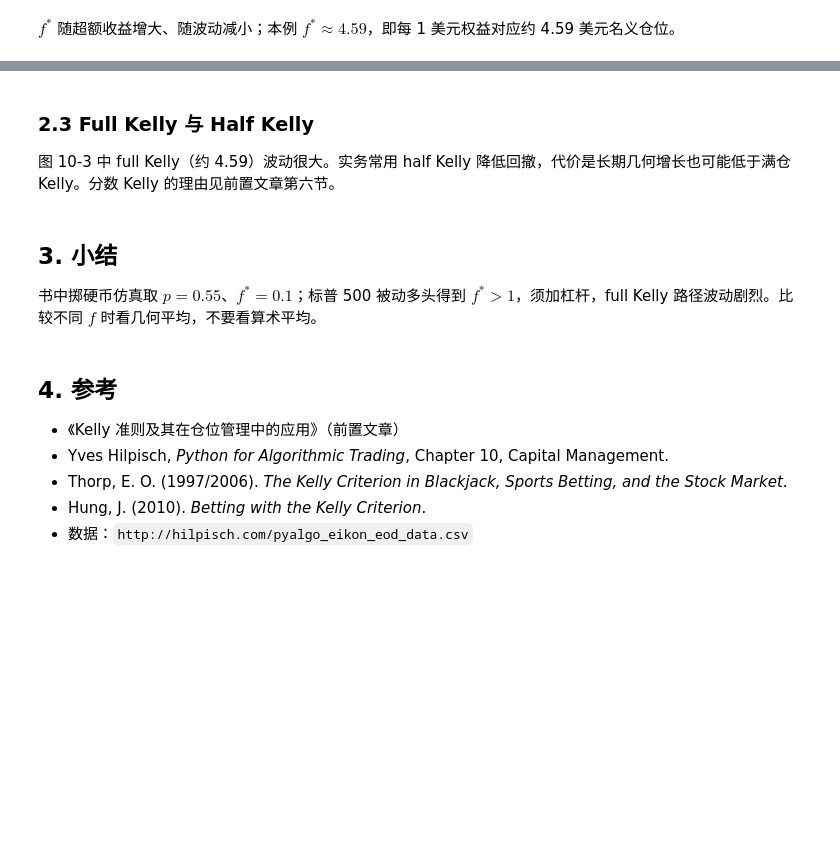
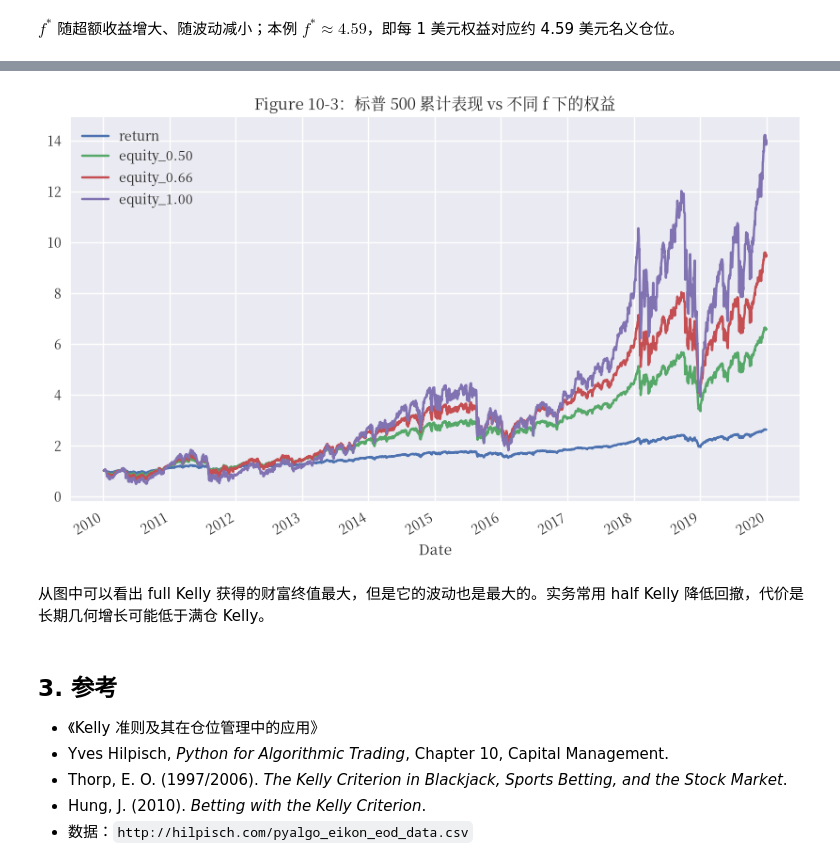
Before and after one commit to zhaojinting2020/quant-trading-learning-path, a Jupyter notebook: attachments/Python-算法交易学习笔记-Cpv4djLFwoWd2CxiXgsc4laSn2f/code/Capital_Management_Kelly.ipynb, the cells around one changed output, grey strips where cells are left out. Cells and saved outputs as stored; diff of their text form; code cells hidden in the pictures; blank space fills up the shorter version.

```diff
--- a/attachments/Python-算法交易学习笔记-Cpv4djLFwoWd2CxiXgsc4laSn2f/code/Capital_Management_Kelly.ipynb
+++ b/attachments/Python-算法交易学习笔记-Cpv4djLFwoWd2CxiXgsc4laSn2f/code/Capital_Management_Kelly.ipynb
@@ -159,31 +227,24 @@ $f^*$ 随超额收益增大、随波动减小；本例 $f^*\approx 4.59$，即
 # %%
-equs = []
+equities = []
 
 
-def kelly_strategy(f):
-    """在 data 上按固定杠杆 f 模拟权益与名义资本路径。"""
-    global equs
-    equ = "equity_{:.2f}".format(f)
-    equs.append(equ)
-    cap = "capital_{:.2f}".format(f)
-    data[equ] = 1.0                            # ① 初始权益 = 1（用 float，避免 int64 列无法 .loc 写入浮点）
-    data[cap] = data[equ] * f                  # ② 初始名义 = 1 * f
-    for i, t in enumerate(data.index[1:]):
-        t_1 = data.index[i]                    # ③ 上一交易日
-        # ④ 名义资本随当日收益复利
-        data.loc[t, cap] = data[cap].loc[t_1] * math.exp(data["return"].loc[t])
-        # ⑤ 权益 = 旧权益 + 名义资本当日盈亏
-        data.loc[t, equ] = (
-            data[cap].loc[t] - data[cap].loc[t_1] + data[equ].loc[t_1]
-        )
-        # ⑥ 按新权益与固定杠杆重设名义资本
-        data.loc[t, cap] = data[equ].loc[t] * f
+def kelly_strategy(f, ratio):
+    f *= ratio
+    equity = "equity_{:.2f}".format(ratio)
+    capital = "capital_{:.2f}".format(ratio)
+    equities.append(equity)
+
+    X = np.exp(data["return"]) - 1.0   # X_t = e^{r_t} - 1
+    factor = 1.0 + f * X               # 1 + f X_t
+    factor.iloc[0] = 1.0
+    data[equity] = factor.cumprod()
+    data[capital] = data[equity] * f
 
 
-kelly_strategy(f * 0.5)   # half Kelly
-kelly_strategy(f * 0.66)  # 约 2/3 Kelly
-kelly_strategy(f)         # full Kelly
+kelly_strategy(f, 0.5)   # half Kelly
+kelly_strategy(f, 0.66)  # 约 2/3 Kelly
+kelly_strategy(f, 1)         # full Kelly
 
-print(data[equs].tail())
+data[equities].tail()
 # 书中 Out[34] 末行量级约：equity_2.29≈6.58, equity_3.03≈9.50, equity_4.59≈14.01
 # %% [output]
@@ -191,20 +258,16 @@ TypeError: Invalid value '1.0012507769116654' for dtype 'int64'
 # %%
-ax = data["return"].cumsum().apply(np.exp).plot(figsize=(10, 6))
-data[equs].plot(ax=ax, legend=True)
+ax = data["return"].cumsum().apply(np.exp).plot(figsize=(10, 6), legend=True)
+data[equities].plot(ax=ax, legend=True)
 ax.set_title("Figure 10-3：标普 500 累计表现 vs 不同 f 下的权益")
 plt.show()
+# %% [output]
+[figure, added]
 # %% [markdown]
-### 2.3 Full Kelly 与 Half Kelly
-
-图 10-3 中 full Kelly（约 4.59）波动很大。实务常用 half Kelly 降低回撤，代价是长期几何增长也可能低于满仓 Kelly。分数 Kelly 的理由见前置文章第六节。
+从图中可以看出 full Kelly 获得的财富终值最大，但是它的波动也是最大的。实务常用 half Kelly 降低回撤，代价是长期几何增长可能低于满仓 Kelly。
-# %% [markdown]
-## 3. 小结
-
-书中掷硬币仿真取 $p=0.55$、$f^*=0.1$；标普 500 被动多头得到 $f^*>1$，须加杠杆，full Kelly 路径波动剧烈。比较不同 $f$ 时看几何平均，不要看算术平均。
 # %% [markdown]
-## 4. 参考
+## 3. 参考
 
-- 《Kelly 准则及其在仓位管理中的应用》（前置文章）
+- 《Kelly 准则及其在仓位管理中的应用》
 - Yves Hilpisch, *Python for Algorithmic Trading*, Chapter 10, Capital Management.
 - Thorp, E. O. (1997/2006). *The Kelly Criterion in Blackjack, Sports Betting, and the Stock Market*.
 - Hung, J. (2010). *Betting with the Kelly Criterion*.
```
Also changed, not shown: parts of 5 cells of this notebook, 6 other files.
